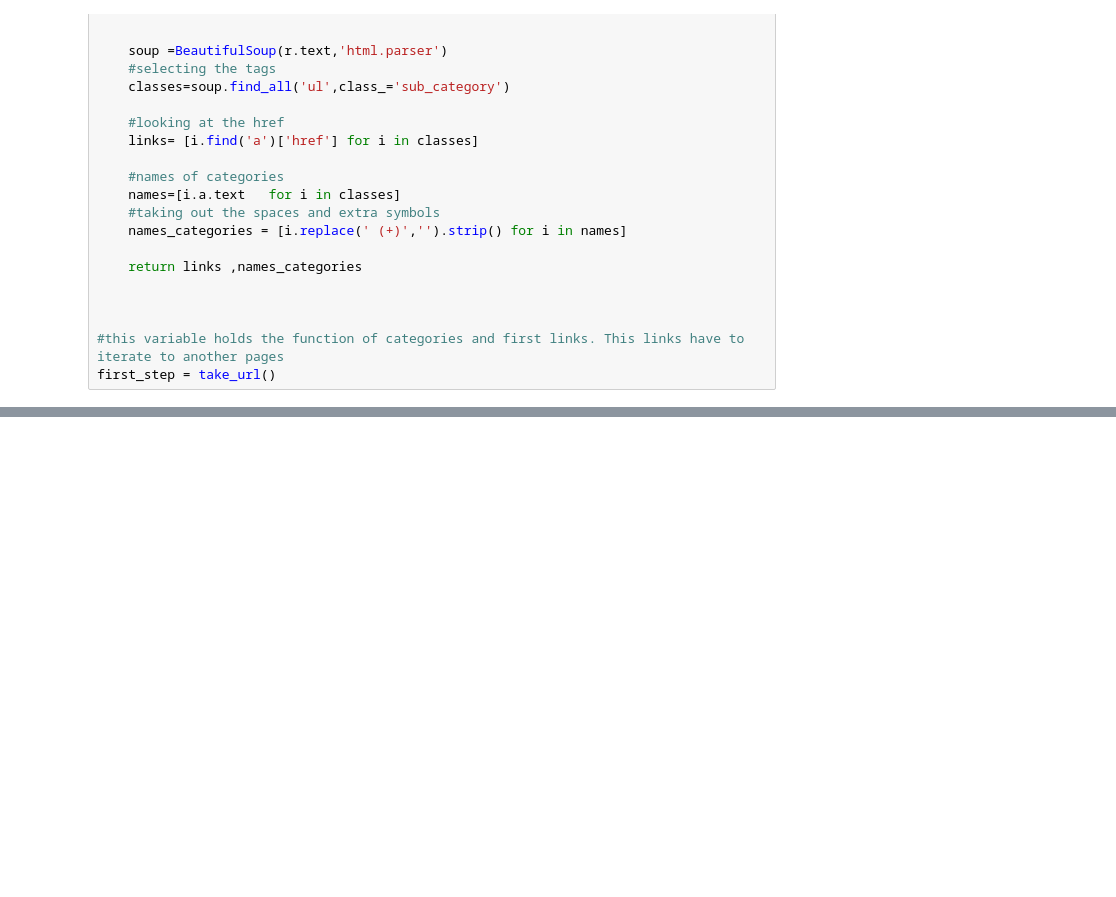
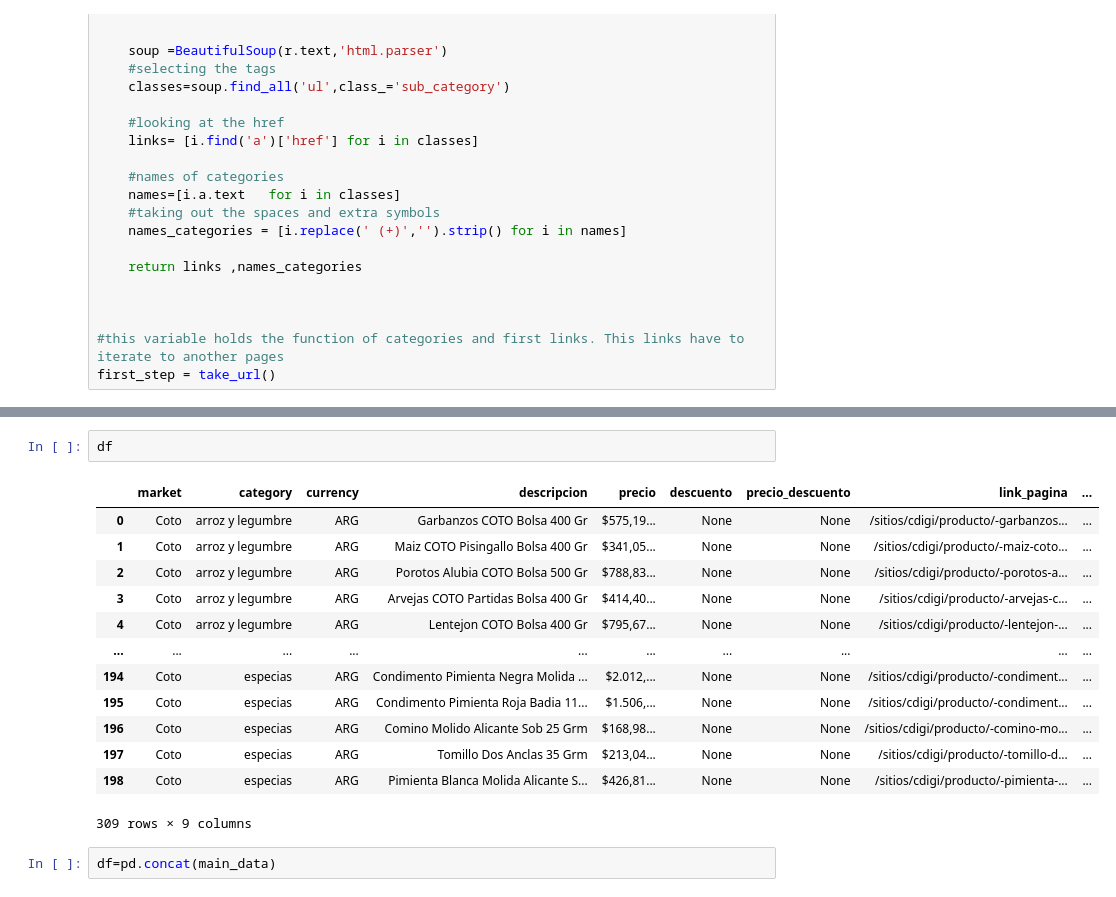
Before and after one commit to AgustinCdeCelis/market_project, a Jupyter notebook: working_files/coto.ipynb, the cells around one changed output, grey strips where cells are left out. Drawn from its saved outputs; the diff is of its cells as text; blank space fills up the shorter version.

Commit message:
coto almost finished

```diff
--- a/working_files/coto.ipynb
+++ b/working_files/coto.ipynb
@@ -261,0 +306,18 @@ main_data
+# %%
+df
+# %% [output]
+|  | market | category | currency | descripcion | precio | descuento | precio_descuento | link_pagina | ... |
+| 0 | Coto | arroz y legumbre | ARG | Garbanzos COTO Bolsa 400 Gr | $575,19... | None | None | /sitios/cdigi/producto/-garbanzos... | ... |
+| 1 | Coto | arroz y legumbre | ARG | Maiz COTO Pisingallo Bolsa 400 Gr | $341,05... | None | None | /sitios/cdigi/producto/-maiz-coto... | ... |
+| 2 | Coto | arroz y legumbre | ARG | Porotos Alubia COTO Bolsa 500 Gr | $788,83... | None | None | /sitios/cdigi/producto/-porotos-a... | ... |
+| 3 | Coto | arroz y legumbre | ARG | Arvejas COTO Partidas Bolsa 400 Gr | $414,40... | None | None | /sitios/cdigi/producto/-arvejas-c... | ... |
+| 4 | Coto | arroz y legumbre | ARG | Lentejon COTO Bolsa 400 Gr | $795,67... | None | None | /sitios/cdigi/producto/-lentejon-... | ... |
+| ... | ... | ... | ... | ... | ... | ... | ... | ... | ... |
+| 194 | Coto | especias | ARG | Condimento Pimienta Negra Molida ... | $2.012,... | None | None | /sitios/cdigi/producto/-condiment... | ... |
+| 195 | Coto | especias | ARG | Condimento Pimienta Roja Badia 11... | $1.506,... | None | None | /sitios/cdigi/producto/-condiment... | ... |
+| 196 | Coto | especias | ARG | Comino Molido Alicante Sob 25 Grm | $168,98... | None | None | /sitios/cdigi/producto/-comino-mo... | ... |
+| 197 | Coto | especias | ARG | Tomillo Dos Anclas 35 Grm | $213,04... | None | None | /sitios/cdigi/producto/-tomillo-d... | ... |
+| 198 | Coto | especias | ARG | Pimienta Blanca Molida Alicante S... | $426,81... | None | None | /sitios/cdigi/producto/-pimienta-... | ... |
+309 rows × 9 columns
+# %%
+df=pd.concat(main_data)
```
Also changed, not shown: parts of 11 cells of this notebook, 10 other files.
